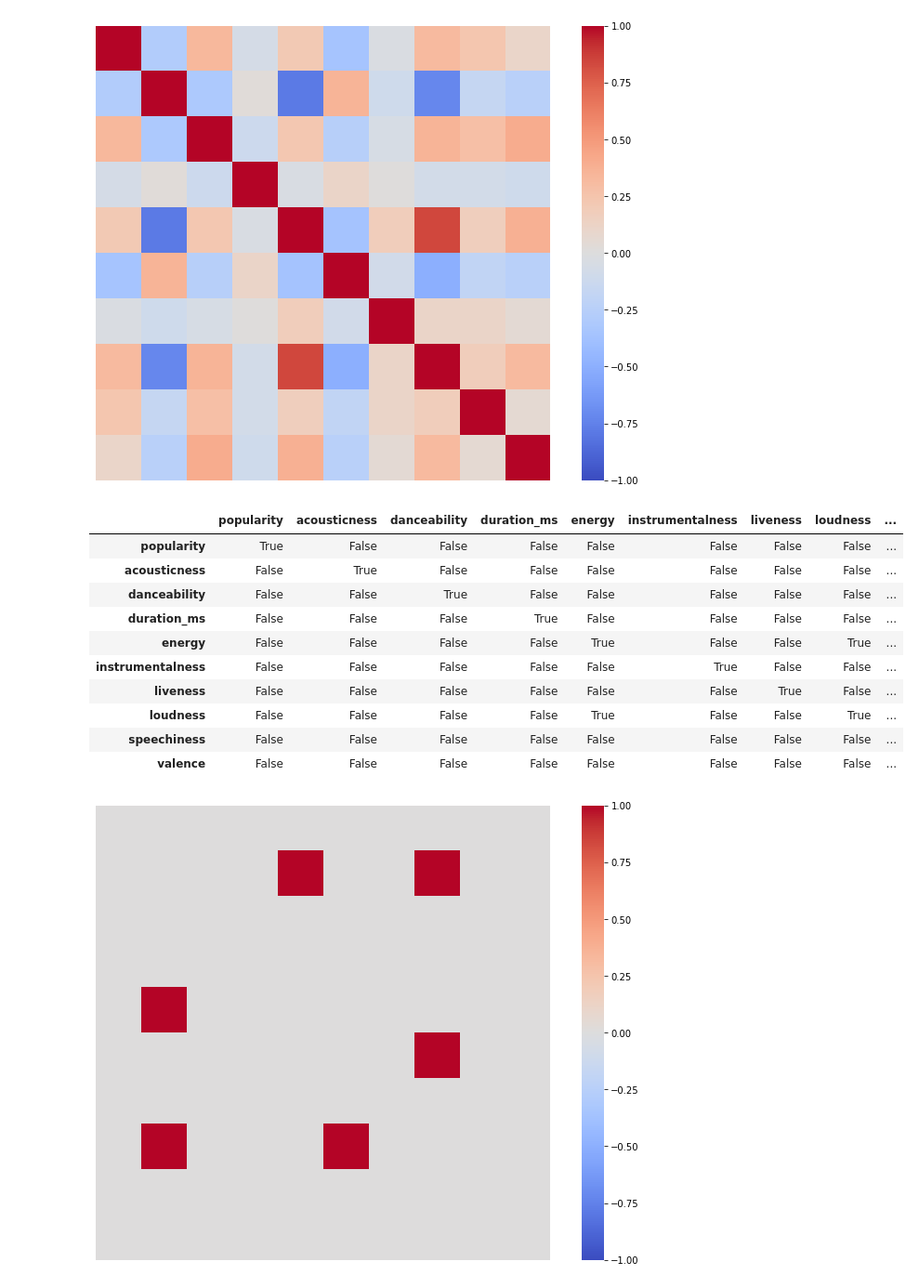
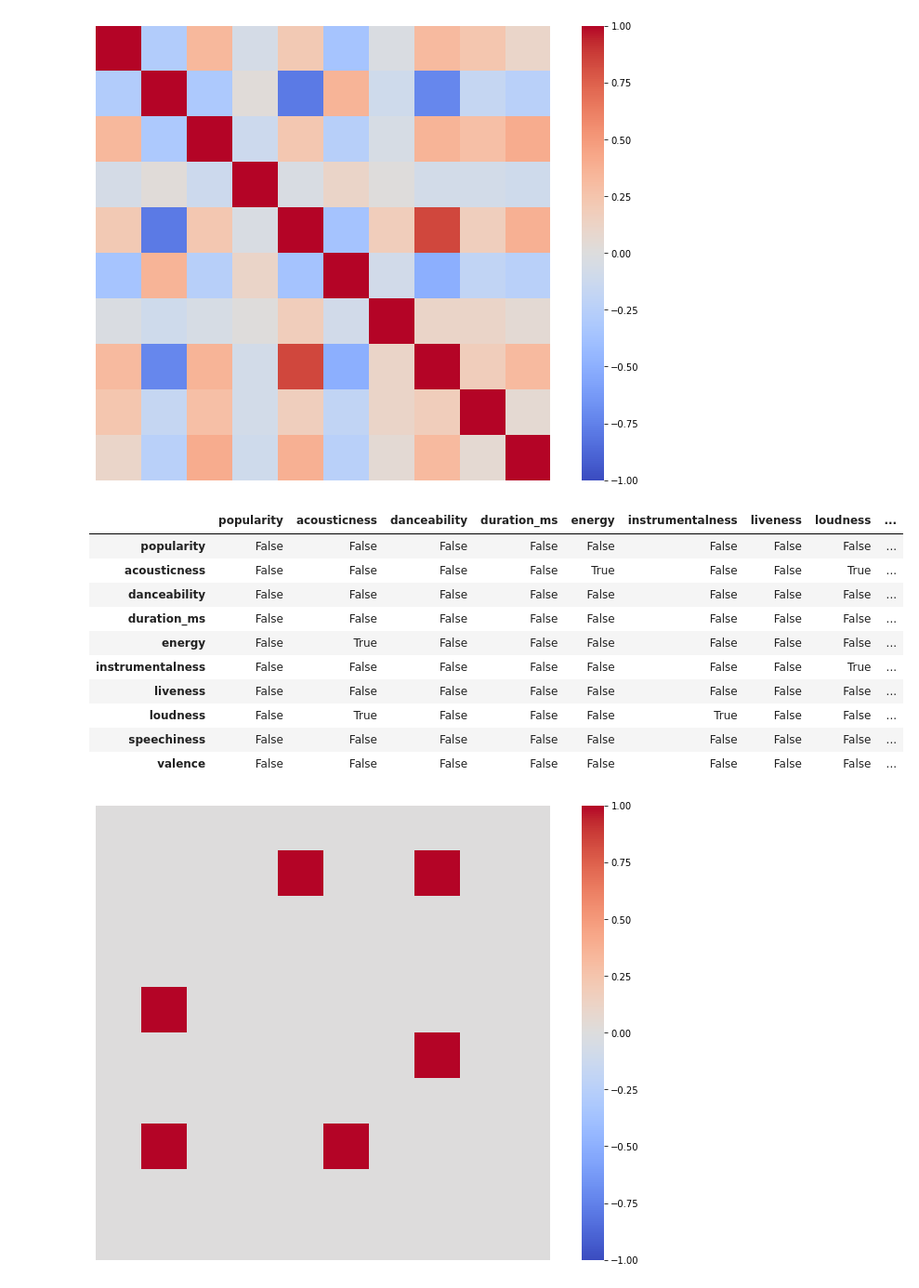
Before and after one commit to AnastasijaK22/machine_learning_magi, a Jupyter notebook: Music.ipynb, the cells around one changed output. Shown at 93% size. Cells and saved outputs as stored; diff of their text form; code cells hidden in the pictures.

```diff
--- a/Music.ipynb
+++ b/Music.ipynb
@@ -165,17 +189,17 @@ pass
 # %% [output]
 [figure]
 # %%
-corr_mat > 0.5
+corr_mat < -0.5
 # %% [output]
 |  | popularity | acousticness | danceability | duration_ms | energy | instrumentalness | liveness | loudness | ... |
-| popularity | True | False | False | False | False | False | False | False | ... |
-| acousticness | False | True | False | False | False | False | False | False | ... |
-| danceability | False | False | True | False | False | False | False | False | ... |
-| duration_ms | False | False | False | True | False | False | False | False | ... |
-| energy | False | False | False | False | True | False | False | True | ... |
-| instrumentalness | False | False | False | False | False | True | False | False | ... |
-| liveness | False | False | False | False | False | False | True | False | ... |
-| loudness | False | False | False | False | True | False | False | True | ... |
+| popularity | False | False | False | False | False | False | False | False | ... |
+| acousticness | False | False | False | False | True | False | False | True | ... |
+| danceability | False | False | False | False | False | False | False | False | ... |
+| duration_ms | False | False | False | False | False | False | False | False | ... |
+| energy | False | True | False | False | False | False | False | False | ... |
+| instrumentalness | False | False | False | False | False | False | False | True | ... |
+| liveness | False | False | False | False | False | False | False | False | ... |
+| loudness | False | True | False | False | False | True | False | False | ... |
 | speechiness | False | False | False | False | False | False | False | False | ... |
 | valence | False | False | False | False | False | False | False | False | ... |
 # %%
```
Also changed, not shown: parts of 52 cells of this notebook.
